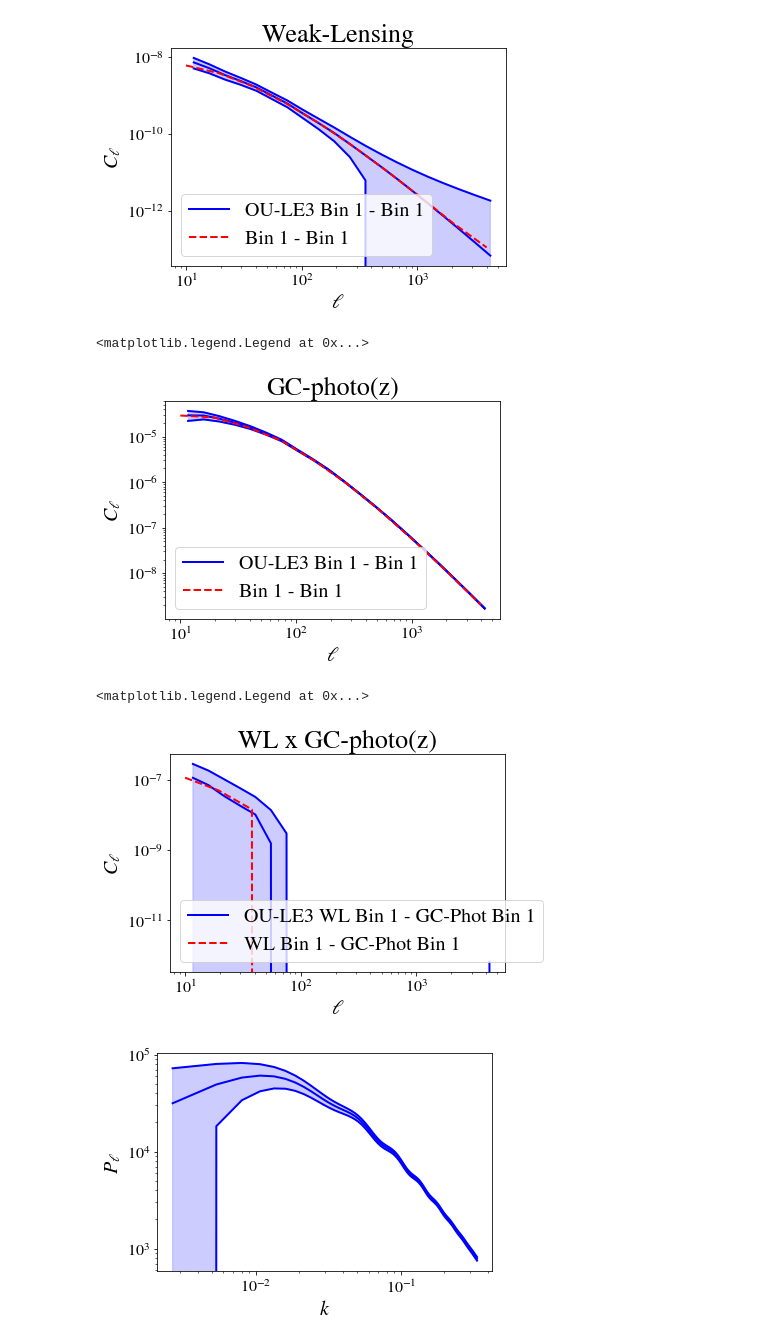
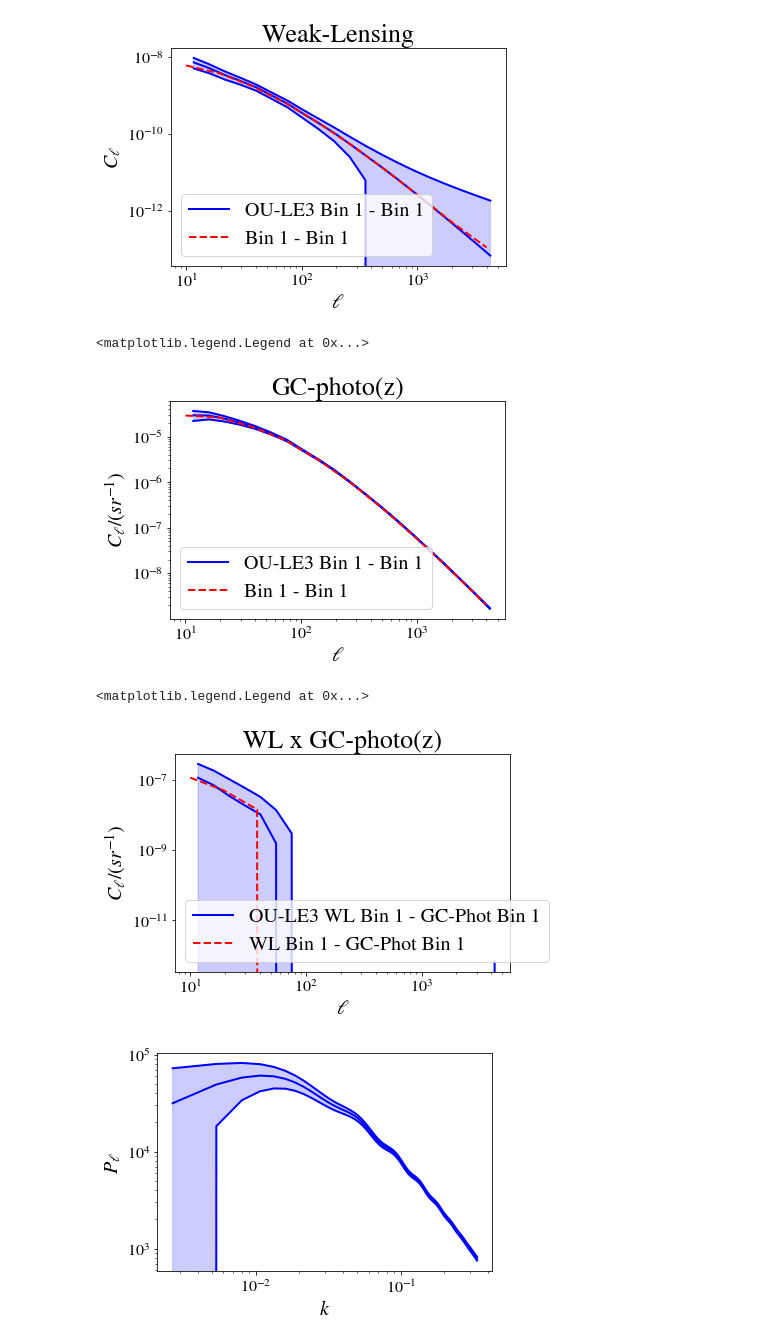
Before and after one commit to testarnyttnamn/testnamemaster, a Jupyter notebook: DEMO.ipynb, the cells around one changed output. Cells and saved outputs as stored; diff of their text form; code cells hidden in the pictures.

```diff
--- a/DEMO.ipynb
+++ b/DEMO.ipynb
@@ -675,31 +675,31 @@ ax1 = fig1.add_subplot(1, 1, 1)
 ax1 = pl_inst.plot_external_Cl_phot(1, 1, ax1, probe='GC-Phot')
 ax1 = pl_inst.plot_Cl_phot(np.logspace(1, 3.6, 10), 1, 1, ax1, probe='GC-Phot', pl_colour='r', pl_linestyle='--')
 ax1.set_xlabel(r'$\ell$', fontsize=20)
-ax1.set_ylabel(r'$C_\ell$', fontsize=20)
+ax1.set_ylabel(r'$C_\ell/(sr^{-1})$', fontsize=20)
 ax1.set_xscale('log')
 ax1.set_yscale('log')
 ax1.set_title('GC-photo(z)')
 ax1.legend()
 # %% [output]
 <matplotlib.legend.Legend at 0x...>
-[figure, old version]
+[figure, new version]
 # %%
 # Cross-correlation WL x GC-photo(z) angular power spectrum
 
 fig1 = plt.figure()
 ax1 = fig1.add_subplot(1, 1, 1)
 
 ax1 = pl_inst.plot_external_Cl_XC(1, 1, ax1)
 ax1 = pl_inst.plot_Cl_XC(np.logspace(1, 3.6, 10), 1, 1, ax1, pl_colour='r', pl_linestyle='--')
 ax1.set_xlabel(r'$\ell$', fontsize=20)
-ax1.set_ylabel(r'$C_\ell$', fontsize=20)
+ax1.set_ylabel(r'$C_\ell/(sr^{-1})$', fontsize=20)
 ax1.set_xscale('log')
 ax1.set_yscale('log')
 ax1.set_title('WL x GC-photo(z)')
 ax1.legend()
 # %% [output]
 <matplotlib.legend.Legend at 0x...>
-[figure, old version]
+[figure, new version]
 # %%
 # GC-spec observable
 # Note: The internal and external spectra are currently plotted seperately
```
Also changed, not shown: parts of 6 cells of this notebook.
